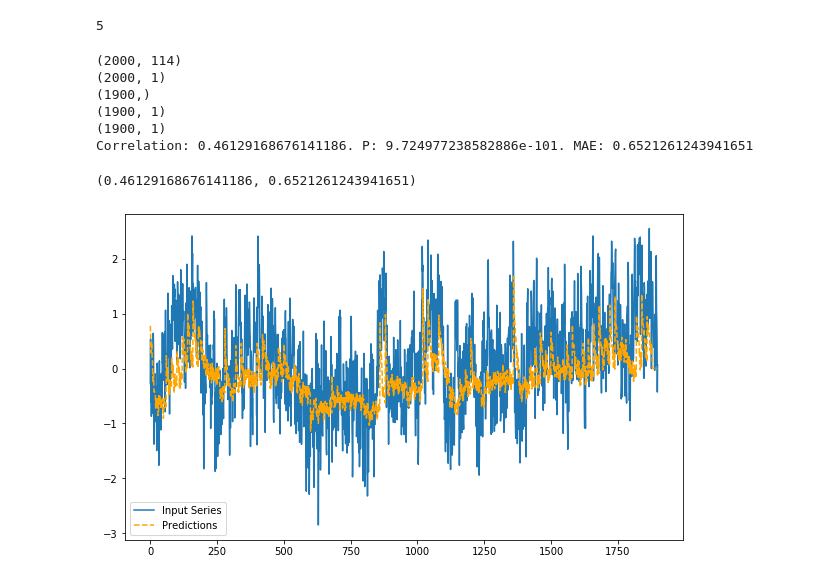
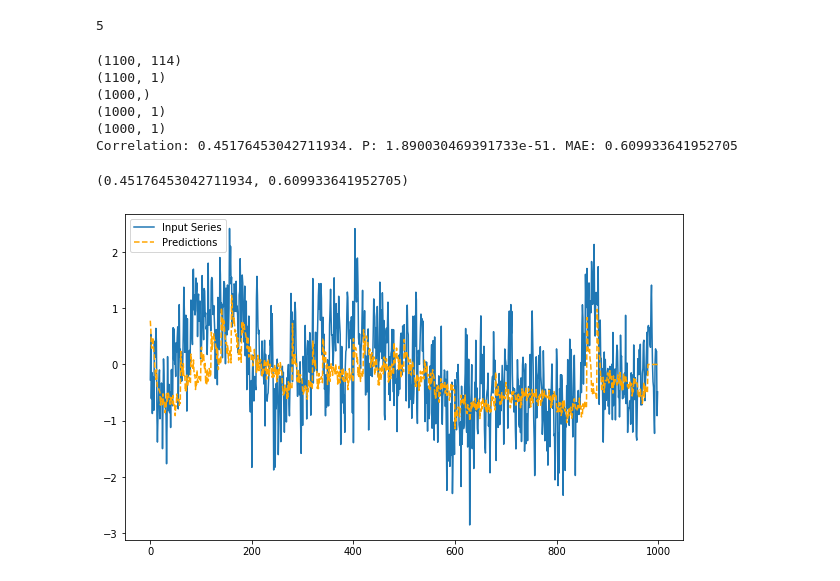
Before and after one commit to theodormarcu/brain2brain, a Jupyter notebook: experiments/notebooks/many_to_one/wavenet_m2o.ipynb, the cells around one changed output. Cells and saved outputs as stored; diff of their text form; code cells hidden in the pictures.

```diff
--- a/experiments/notebooks/many_to_one/wavenet_m2o.ipynb
+++ b/experiments/notebooks/many_to_one/wavenet_m2o.ipynb
@@ -513,18 +515,18 @@ target_electrode
 # %% [output]
 5
 # %%
-get_corr_mae_conv(data[:2000,:],
+get_corr_mae_conv(data[:1100,:],
                   lookback,
                   pred_length, electrode_count=len(electrodes),
                   electrodes=electrodes,
                   target_electrode=target_electrode,
                   model=model)
 # %% [output]
-(2000, 114)
-(2000, 1)
-(1900,)
-(1900, 1)
-(1900, 1)
-Correlation: 0.46129168676141186. P: 9.724977238582886e-101. MAE: 0.6521261243941651
+(1100, 114)
+(1100, 1)
+(1000,)
+(1000, 1)
+(1000, 1)
+Correlation: 0.45176453042711934. P: 1.890030469391733e-51. MAE: 0.609933641952705
-(0.46129168676141186, 0.6521261243941651)
+(0.45176453042711934, 0.609933641952705)
-[figure, old version]
+[figure, new version]
```
Also changed, not shown: parts of 29 cells of this notebook, 17 other files.
